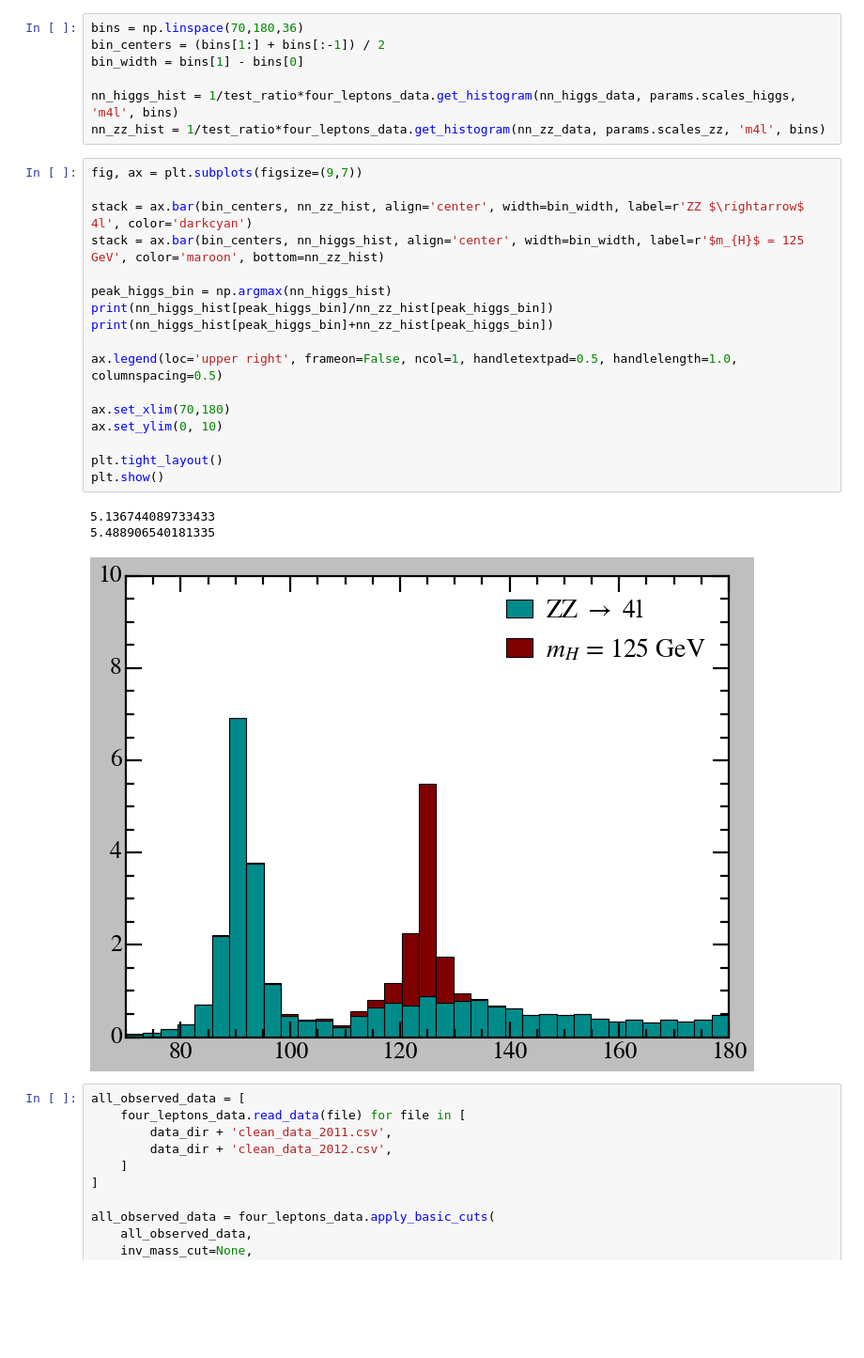
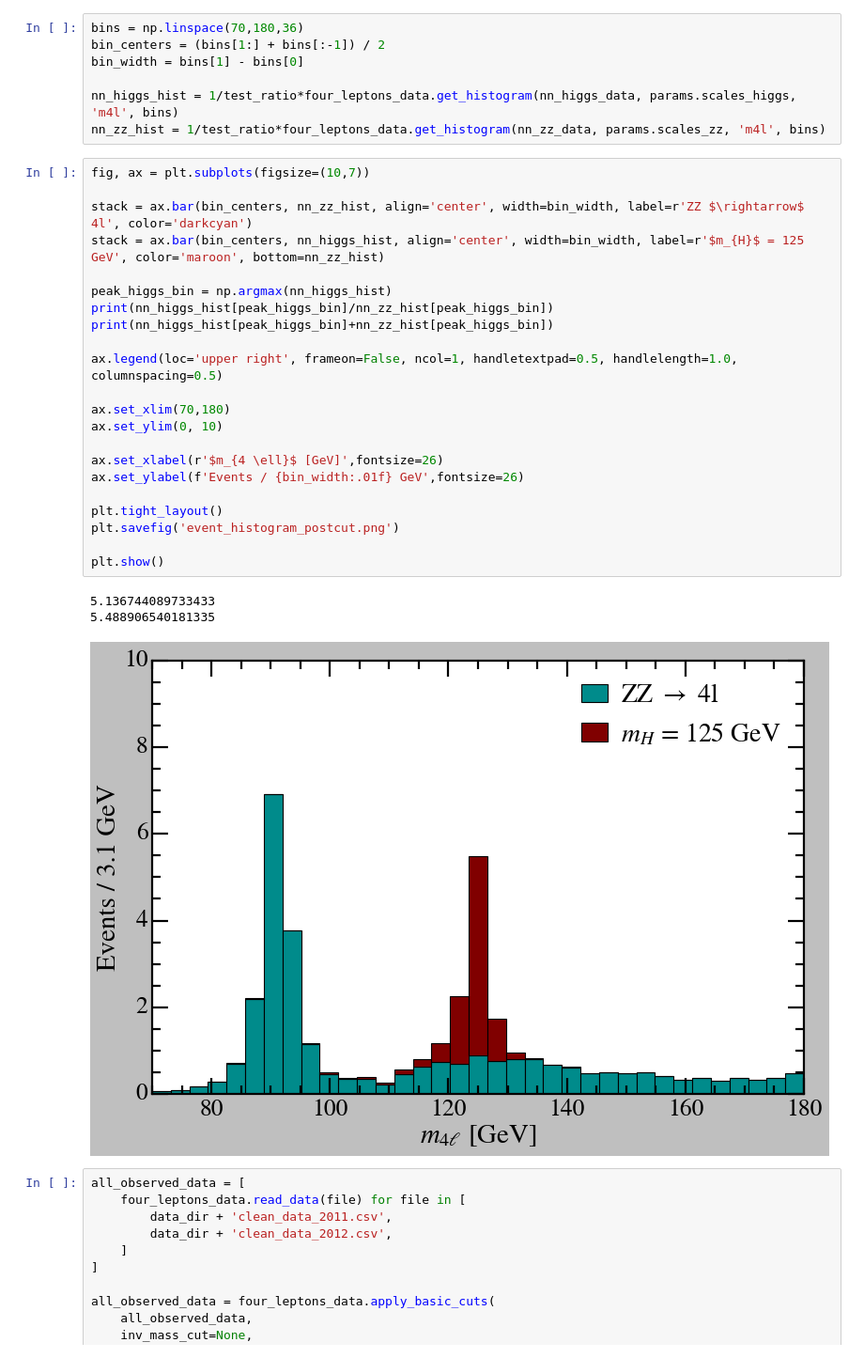
Before and after one commit to vinh-qtran/mit-jlab-sp25, a Jupyter notebook: higgs/analysis/analysis.ipynb, the cells around one changed output. Shown at 94% size. Drawn from its saved outputs; the diff is of its cells as text; blank space fills up the shorter version.

```diff
--- a/higgs/analysis/analysis.ipynb
+++ b/higgs/analysis/analysis.ipynb
@@ -319,26 +324,31 @@ bin_width = bins[1] - bins[0]
 nn_higgs_hist = 1/test_ratio*four_leptons_data.get_histogram(nn_higgs_data, params.scales_higgs, 'm4l', bins)
 nn_zz_hist = 1/test_ratio*four_leptons_data.get_histogram(nn_zz_data, params.scales_zz, 'm4l', bins)
 # %%
-fig, ax = plt.subplots(figsize=(9,7))
+fig, ax = plt.subplots(figsize=(10,7))
 
 stack = ax.bar(bin_centers, nn_zz_hist, align='center', width=bin_width, label=r'ZZ $\rightarrow$ 4l', color='darkcyan')
 stack = ax.bar(bin_centers, nn_higgs_hist, align='center', width=bin_width, label=r'$m_{H}$ = 125 GeV', color='maroon', bottom=nn_zz_hist)
 
 peak_higgs_bin = np.argmax(nn_higgs_hist)
 print(nn_higgs_hist[peak_higgs_bin]/nn_zz_hist[peak_higgs_bin])
 print(nn_higgs_hist[peak_higgs_bin]+nn_zz_hist[peak_higgs_bin])
 
 ax.legend(loc='upper right', frameon=False, ncol=1, handletextpad=0.5, handlelength=1.0, columnspacing=0.5)
 
 ax.set_xlim(70,180)
 ax.set_ylim(0, 10)
 
+ax.set_xlabel(r'$m_{4 \ell}$ [GeV]',fontsize=26)
+ax.set_ylabel(f'Events / {bin_width:.01f} GeV',fontsize=26)
+
 plt.tight_layout()
+plt.savefig('event_histogram_postcut.png')
+
 plt.show()
 # %% [output]
 5.136744089733433
 5.488906540181335
-[figure, old version]
+[figure, new version]
 # %%
 all_observed_data = [
     four_leptons_data.read_data(file) for file in [
```
Also changed, not shown: parts of 9 cells of this notebook, 26 other files.
